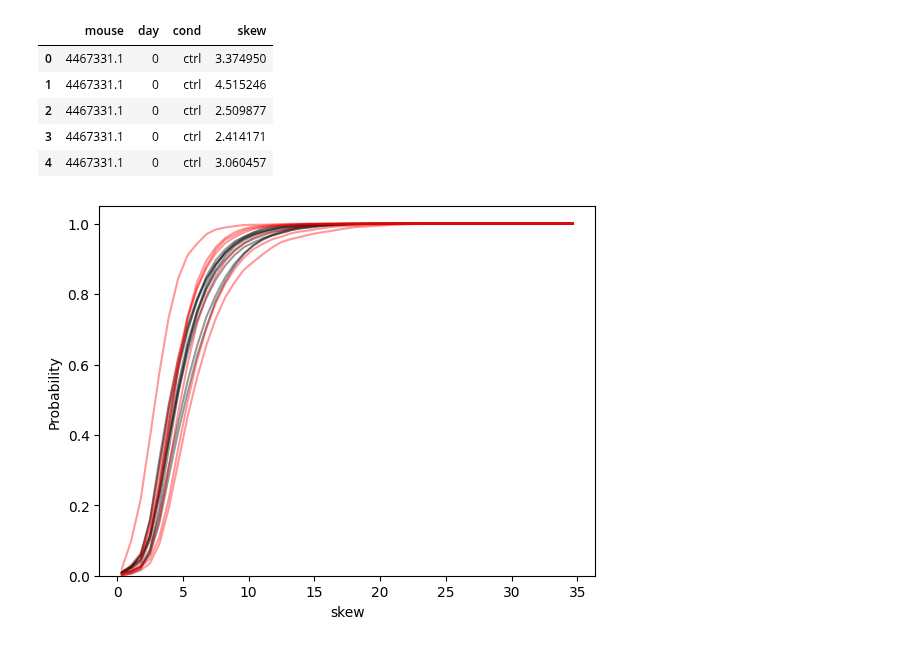
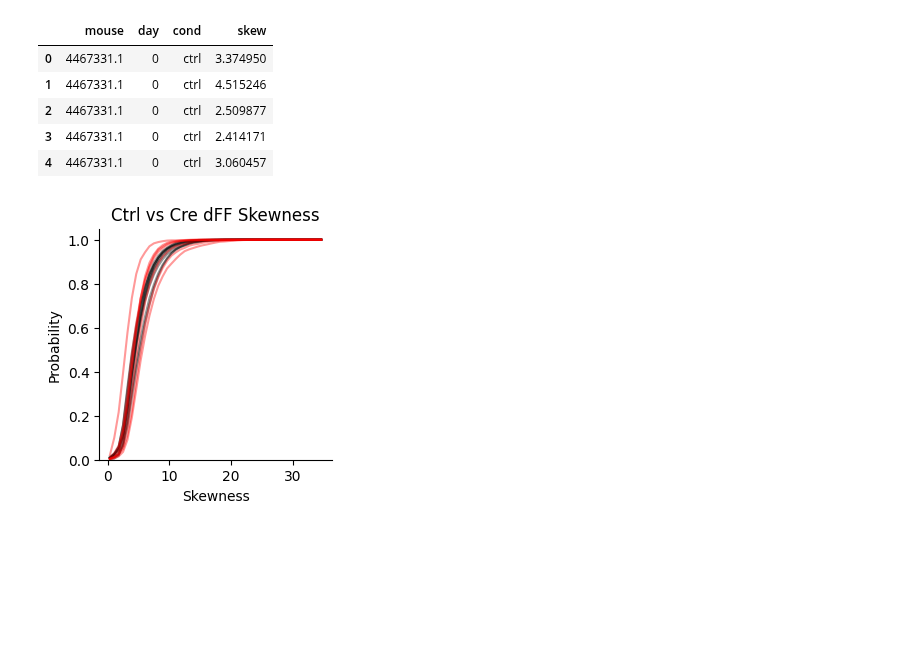
Before and after one commit to GiocomoLab/STX3KO_analyses, a Jupyter notebook: notebooks/caculate_cell_snr.ipynb, the cells around one changed output. Drawn from its saved outputs; the diff is of its cells as text; code cells hidden in the pictures; blank space fills up the shorter version.

```diff
--- a/notebooks/caculate_cell_snr.ipynb
+++ b/notebooks/caculate_cell_snr.ipynb
@@ -32,3 +28,6 @@ sess = u.load_single_day(sparse_mice[1], 0)
+# %%
+figdir = pathlib.Path('/mnt/BigDisk/fig_scratch/stx3/dff_skewness')
+figdir.mkdir(exist_ok=True, parents=True)
 # %%
 # fig, ax = plt.subplots(1,1)
 rows = []
@@ -100,0 +138,6 @@ for mouse in sparse_mice:
+# %%
+import pingouin as pg
+df['rank_skewness'] = df['skew'].rank()
+
+aov = pg.rm_anova(data=df, dv='rank_skewness', within=['day', 'chan'], subject='mouse')
+aov
@@ -100,0 +193,23 @@ for mouse in sparse_mice:
+# %%
+fig, ax = plt.subplots(figsize=[3,3])
+bins = np.linspace(0,15)
+for mouse in sparse_mice:
+    sns.histplot(data = df.loc[df['mouse']==mouse],
+                x = 'range',
+                hue = 'chan',
+                hue_order = ['channel_1', 'channel_0'],
+                palette = ['black', 'red'],
+                stat = 'probability',
+                cumulative = True,
+                fill=False,
+                element='poly',
+                common_norm = False,
+                alpha=.4,
+                bins=bins,
+                ax=ax)
+
+ax.spines['top'].set_visible(False)
+ax.spines['right'].set_visible(False)
+ax.set_xlabel(' dFF')
+ax.set_title('Channel dFF Range')
+fig.savefig(figdir / "sparse_dff_range.pdf")
@@ -100,0 +218,2 @@ for mouse in sparse_mice:
+# %%
+sparse_sess = u.load_single_day(sparse_mice[0],5)
@@ -182,24 +350,31 @@ df.head()
 | 3 | 4467331.1 | 0 | ctrl | 2.414171 |
 | 4 | 4467331.1 | 0 | ctrl | 3.060457 |
 # %%
-fig, ax = plt.subplots()
+fig, ax = plt.subplots(figsize=[3,3])
 bins = np.linspace(0,35)
 for cond, mice, color in zip(('ctrl', 'ko'), (ctrl_mice, ko_mice), ('black', 'red')):
     for mouse in mice:
         sns.histplot(data = df.loc[df['mouse']==mouse],
                     x = 'skew',
                     # hue = 'chan',
                     # hue_order = ['channel_1', 'channel_0'],
                     # palette = ['black', 'red'],
                     color=color,
                     stat = 'probability',
                     cumulative = True,
                     fill=False,
                     element='poly',
                     common_norm = False,
                     alpha=.4,
                     bins=bins,
                     ax=ax)
+
+# clean and save
+ax.spines['top'].set_visible(False)
+ax.spines['right'].set_visible(False)
+ax.set_xlabel('Skewness')
+ax.set_title('Ctrl vs Cre dFF Skewness')
+fig.savefig(figdir / "control_vs_cre_dff_skewness.pdf")
 # %% [output]
-[figure, old version]
+[figure, new version]
 # %%
```
Also changed, not shown: parts of 15 cells of this notebook, 9 other files.
